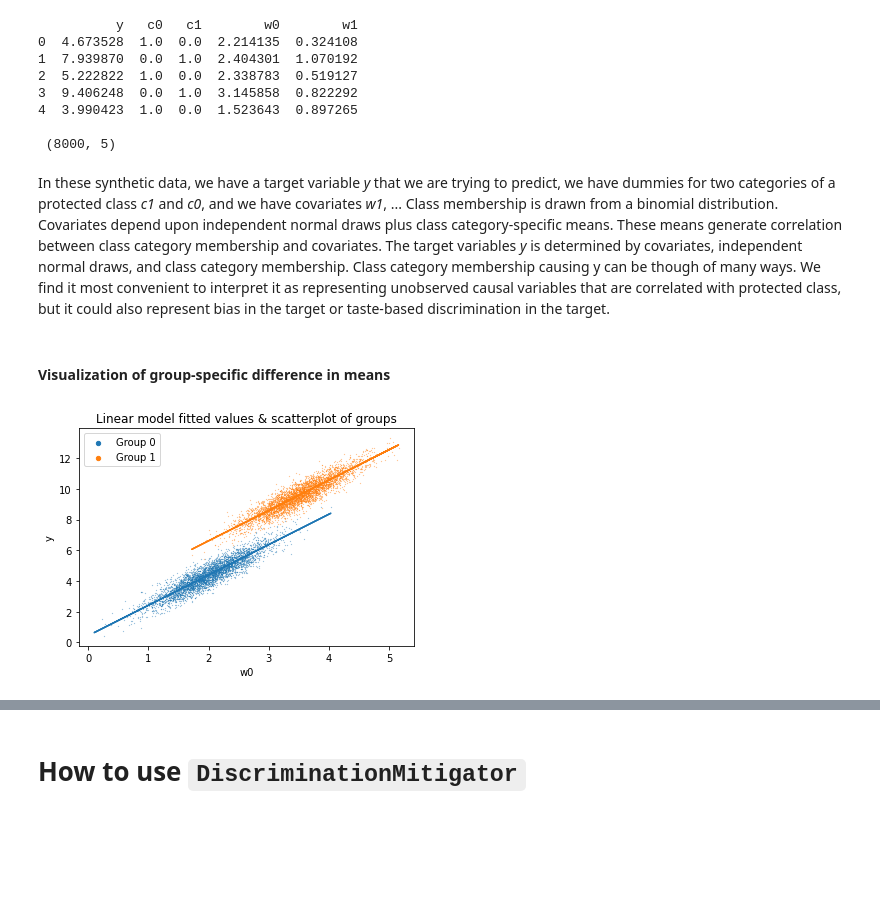
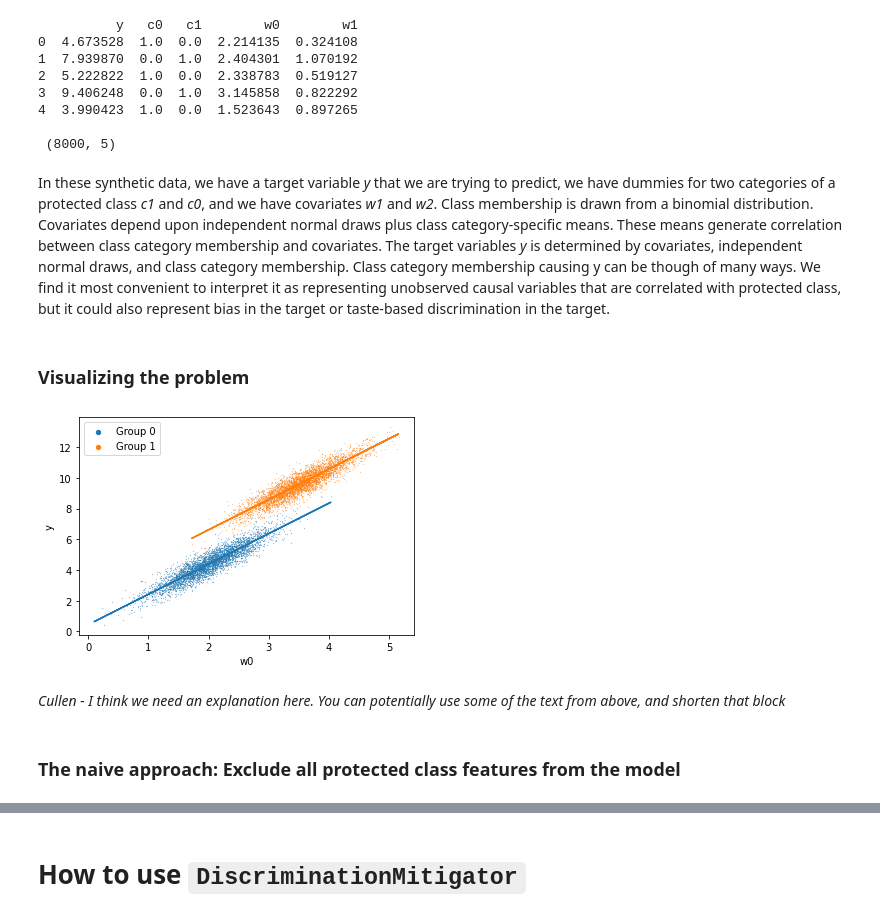
Before and after one commit to kingjosephm/DiscriminationMitigation, a Jupyter notebook: Example.ipynb, the cells around one changed output, grey strips where cells are left out. Drawn from its saved outputs; the diff is of its cells as text; code cells hidden in the pictures; blank space fills up the shorter version.

Commit message:
reworked first part of Notebook, remove drop duplicate counterfactual predictions method

```diff
--- a/Example.ipynb
+++ b/Example.ipynb
@@ -43,27 +44,25 @@ print("\n", synth.shape)
 
  (8000, 5)
 # %% [markdown]
-In these synthetic data, we have a target variable *y* that we are trying to predict, we have dummies for two categories of a protected class *c1* and *c0*, and we have covariates *w1*, ...  Class membership is drawn from a binomial distribution. Covariates depend upon independent normal draws plus class category-specific means.  These means generate correlation between class category membership and covariates.  The target variables *y* is determined by covariates, independent normal draws, and class category membership. Class category membership causing y can be though of many ways. We find it most convenient to interpret it as representing unobserved causal variables that are correlated with protected class, but it could also represent bias in the target or taste-based discrimination in the target.
+In these synthetic data, we have a target variable *y* that we are trying to predict, we have dummies for two categories of a protected class *c1* and *c0*, and we have covariates *w1* and *w2*.  Class membership is drawn from a binomial distribution. Covariates depend upon independent normal draws plus class category-specific means.  These means generate correlation between class category membership and covariates.  The target variables *y* is determined by covariates, independent normal draws, and class category membership. Class category membership causing y can be though of many ways. We find it most convenient to interpret it as representing unobserved causal variables that are correlated with protected class, but it could also represent bias in the target or taste-based discrimination in the target.
-# %% [markdown]
-#### Visualization of group-specific difference in means
+# %% [markdown]
+### Visualizing the problem
 # %%
-# Cullen - explain what we're trying to say here
 c0_grp = synth.loc[synth["c0"] == 1]
 c1_grp = synth.loc[synth["c1"] == 1]
 
 # Estimate fitted values from a linear regression model
 c0_pred = LinearRegression().fit(c0_grp[["w0"]], c0_grp["y"]).predict(c0_grp[["w0"]])
 c1_pred = LinearRegression().fit(c1_grp[["w0"]], c1_grp["y"]).predict(c1_grp[["w0"]])
 
-# Plot with Matplotlib
+# Scatter & line plot using Matplotlib
 plt.scatter(c0_grp["w0"], c0_grp["y"], label='Group 0', s=0.03)
 plt.scatter(c1_grp["w0"], c1_grp["y"], label='Group 1', s=0.03)
 plt.plot(c0_grp["w0"], c0_pred)
 plt.plot(c1_grp["w0"], c1_pred)
-plt.title('Linear model fitted values & scatterplot of groups')
 plt.xlabel('w0')
 plt.ylabel('y')
 plt.legend(markerscale=25)
 plt.show()
 # %% [output]
-[figure, old version]
+[figure, new version]
@@ -71,0 +69,4 @@ plt.show()
+# %% [markdown]
+*Cullen - I think we need an explanation here. You can potentially use some of the text from above, and shorten that block*
+# %% [markdown]
+### The naive approach: Exclude all protected class features from the model
```
Also changed, not shown: parts of 29 cells of this notebook, 3 other files.
